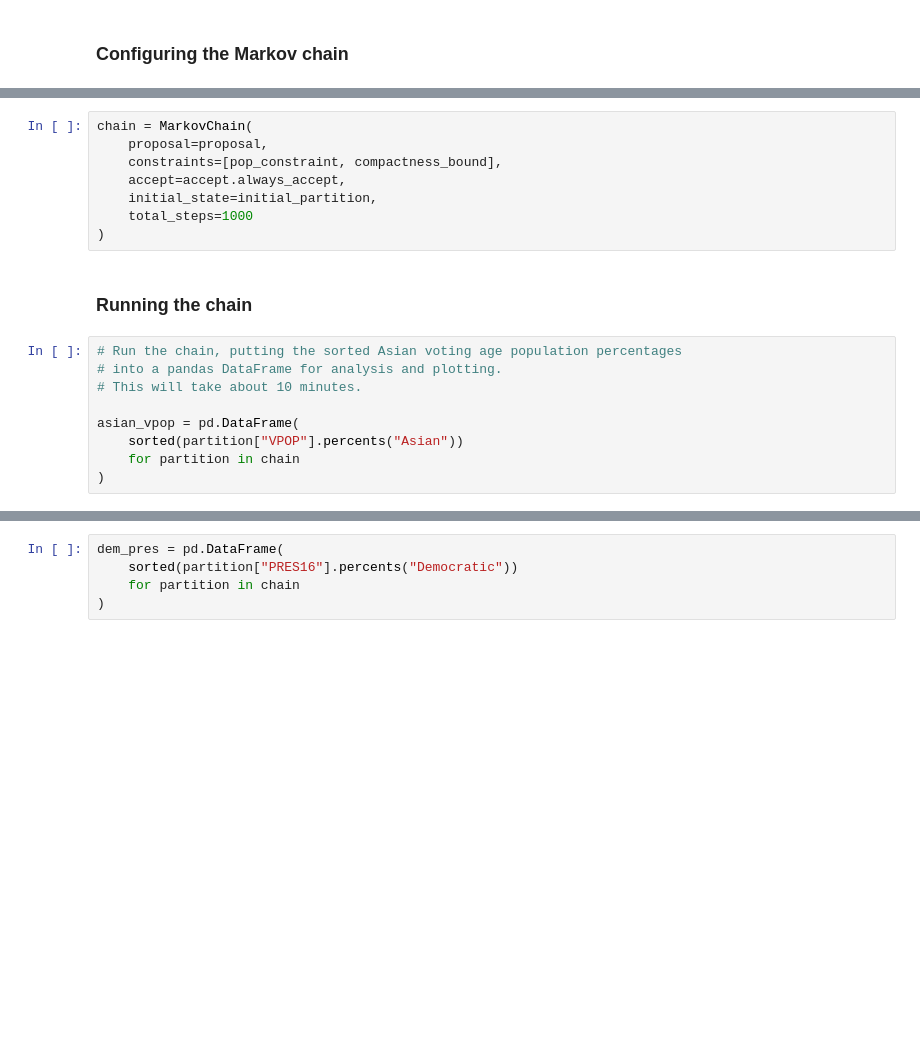
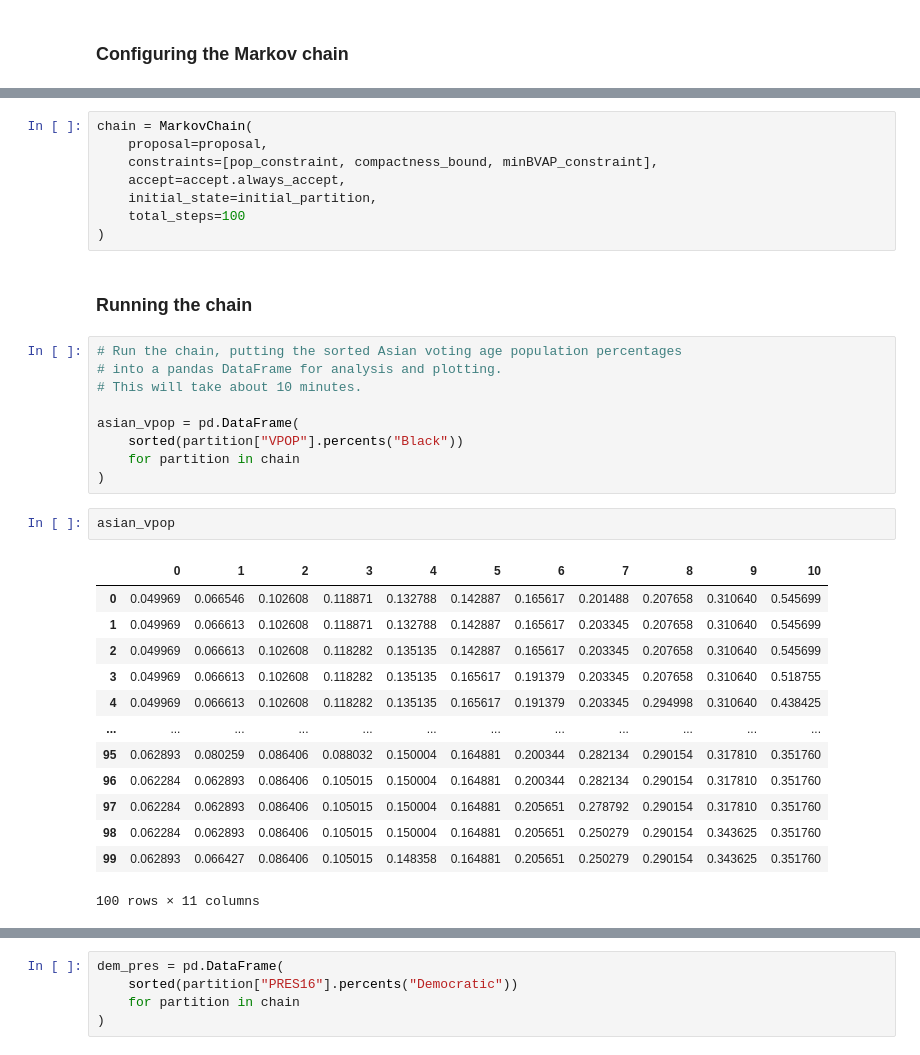
Before and after one commit to RahulReady/Redistricting-Project, a Jupyter notebook: VA Redistricting Plan.ipynb, the cells around one changed output, grey strips where cells are left out. Cells and saved outputs as stored; diff of their text form; blank space fills up the shorter version.

```diff
--- a/VA Redistricting Plan.ipynb
+++ b/VA Redistricting Plan.ipynb
@@ -188,10 +219,10 @@ pop_constraint = \
 # %%
 chain = MarkovChain(
     proposal=proposal,
-    constraints=[pop_constraint, compactness_bound],
+    constraints=[pop_constraint, compactness_bound, minBVAP_constraint],
     accept=accept.always_accept,
     initial_state=initial_partition,
-    total_steps=1000
+    total_steps=100
 )
 # %% [markdown]
 ### Running the chain
@@ -201,9 +232,25 @@ chain = MarkovChain(
 # This will take about 10 minutes.
 
 asian_vpop = pd.DataFrame(
-    sorted(partition["VPOP"].percents("Asian"))
+    sorted(partition["VPOP"].percents("Black"))
     for partition in chain
 )
+# %%
+asian_vpop
+# %% [output]
+|  | 0 | 1 | 2 | 3 | 4 | 5 | 6 | 7 | 8 | 9 | 10 |
+| 0 | 0.049969 | 0.066546 | 0.102608 | 0.118871 | 0.132788 | 0.142887 | 0.165617 | 0.201488 | 0.207658 | 0.310640 | 0.545699 |
+| 1 | 0.049969 | 0.066613 | 0.102608 | 0.118871 | 0.132788 | 0.142887 | 0.165617 | 0.203345 | 0.207658 | 0.310640 | 0.545699 |
+| 2 | 0.049969 | 0.066613 | 0.102608 | 0.118282 | 0.135135 | 0.142887 | 0.165617 | 0.203345 | 0.207658 | 0.310640 | 0.545699 |
+| 3 | 0.049969 | 0.066613 | 0.102608 | 0.118282 | 0.135135 | 0.165617 | 0.191379 | 0.203345 | 0.207658 | 0.310640 | 0.518755 |
+| 4 | 0.049969 | 0.066613 | 0.102608 | 0.118282 | 0.135135 | 0.165617 | 0.191379 | 0.203345 | 0.294998 | 0.310640 | 0.438425 |
+| ... | ... | ... | ... | ... | ... | ... | ... | ... | ... | ... | ... |
+| 95 | 0.062893 | 0.080259 | 0.086406 | 0.088032 | 0.150004 | 0.164881 | 0.200344 | 0.282134 | 0.290154 | 0.317810 | 0.351760 |
+| 96 | 0.062284 | 0.062893 | 0.086406 | 0.105015 | 0.150004 | 0.164881 | 0.200344 | 0.282134 | 0.290154 | 0.317810 | 0.351760 |
+| 97 | 0.062284 | 0.062893 | 0.086406 | 0.105015 | 0.150004 | 0.164881 | 0.205651 | 0.278792 | 0.290154 | 0.317810 | 0.351760 |
+| 98 | 0.062284 | 0.062893 | 0.086406 | 0.105015 | 0.150004 | 0.164881 | 0.205651 | 0.250279 | 0.290154 | 0.343625 | 0.351760 |
+| 99 | 0.062893 | 0.066427 | 0.086406 | 0.105015 | 0.148358 | 0.164881 | 0.205651 | 0.250279 | 0.290154 | 0.343625 | 0.351760 |
+100 rows × 11 columns
 # %%
 fig, ax = plt.subplots(figsize=(10, 8))
 
```
Also changed, not shown: parts of 9 cells of this notebook.
